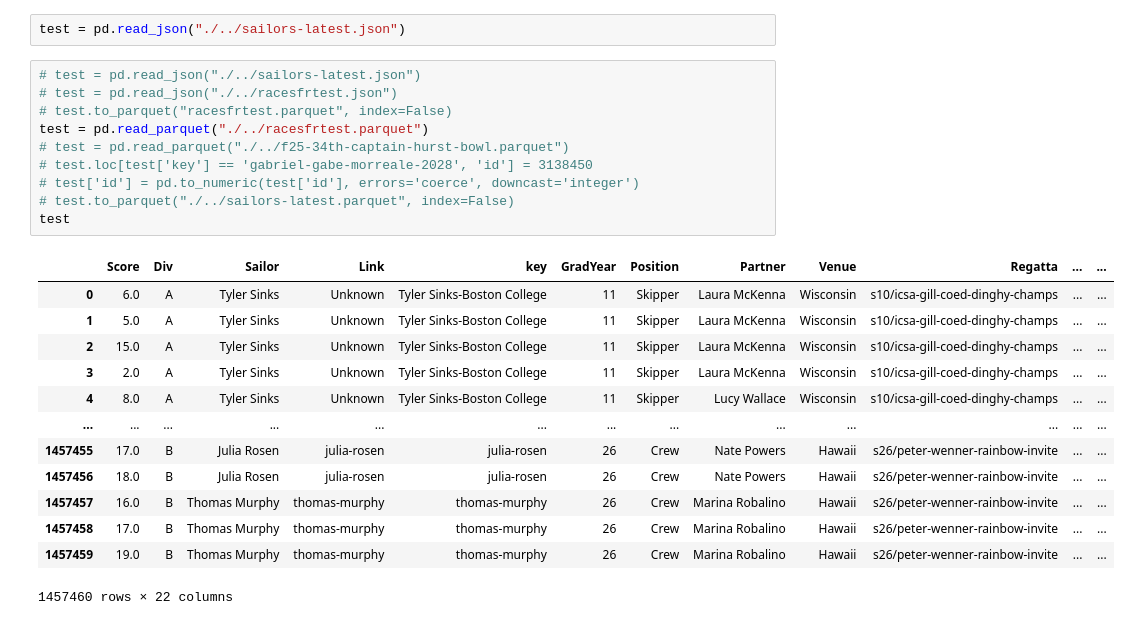
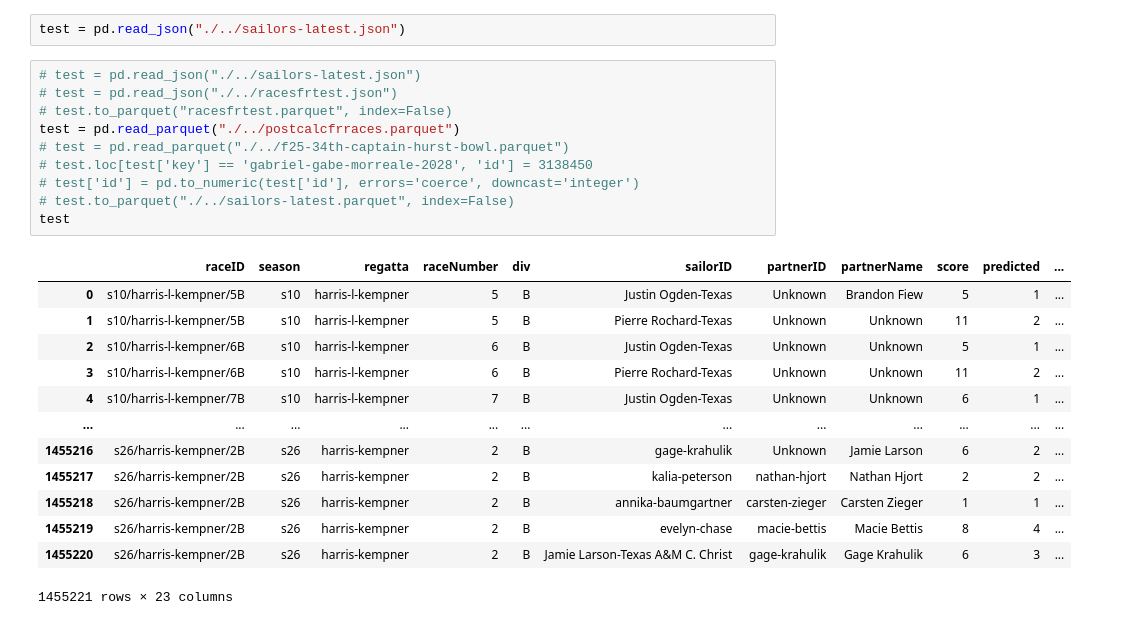
Before and after one commit to 7fi/sailing-rating-calculation, a Jupyter notebook: refactor/testing.ipynb, the cells around one changed output. Cells and saved outputs as stored; diff of their text form.

Commit message:
changing race uploading

```diff
--- a/refactor/testing.ipynb
+++ b/refactor/testing.ipynb
@@ -84,24 +84,24 @@ test = pd.read_json("./../sailors-latest.json")
 # %%
 # test = pd.read_json("./../sailors-latest.json")
 # test = pd.read_json("./../racesfrtest.json")
 # test.to_parquet("racesfrtest.parquet", index=False)
-test = pd.read_parquet("./../racesfrtest.parquet")
+test = pd.read_parquet("./../postcalcfrraces.parquet")
 # test = pd.read_parquet("./../f25-34th-captain-hurst-bowl.parquet")
 # test.loc[test['key'] == 'gabriel-gabe-morreale-2028', 'id'] = 3138450
 # test['id'] = pd.to_numeric(test['id'], errors='coerce', downcast='integer')
 # test.to_parquet("./../sailors-latest.parquet", index=False)
 test
 # %% [output]
-|  | Score | Div | Sailor | Link | key | GradYear | Position | Partner | Venue | Regatta | ... | ... |
-| 0 | 6.0 | A | Tyler Sinks | Unknown | Tyler Sinks-Boston College | 11 | Skipper | Laura McKenna | Wisconsin | s10/icsa-gill-coed-dinghy-champs | ... | ... |
-| 1 | 5.0 | A | Tyler Sinks | Unknown | Tyler Sinks-Boston College | 11 | Skipper | Laura McKenna | Wisconsin | s10/icsa-gill-coed-dinghy-champs | ... | ... |
-| 2 | 15.0 | A | Tyler Sinks | Unknown | Tyler Sinks-Boston College | 11 | Skipper | Laura McKenna | Wisconsin | s10/icsa-gill-coed-dinghy-champs | ... | ... |
-| 3 | 2.0 | A | Tyler Sinks | Unknown | Tyler Sinks-Boston College | 11 | Skipper | Laura McKenna | Wisconsin | s10/icsa-gill-coed-dinghy-champs | ... | ... |
-| 4 | 8.0 | A | Tyler Sinks | Unknown | Tyler Sinks-Boston College | 11 | Skipper | Lucy Wallace | Wisconsin | s10/icsa-gill-coed-dinghy-champs | ... | ... |
-| ... | ... | ... | ... | ... | ... | ... | ... | ... | ... | ... | ... | ... |
-| 1457455 | 17.0 | B | Julia Rosen | julia-rosen | julia-rosen | 26 | Crew | Nate Powers | Hawaii | s26/peter-wenner-rainbow-invite | ... | ... |
-| 1457456 | 18.0 | B | Julia Rosen | julia-rosen | julia-rosen | 26 | Crew | Nate Powers | Hawaii | s26/peter-wenner-rainbow-invite | ... | ... |
-| 1457457 | 16.0 | B | Thomas Murphy | thomas-murphy | thomas-murphy | 26 | Crew | Marina Robalino | Hawaii | s26/peter-wenner-rainbow-invite | ... | ... |
-| 1457458 | 17.0 | B | Thomas Murphy | thomas-murphy | thomas-murphy | 26 | Crew | Marina Robalino | Hawaii | s26/peter-wenner-rainbow-invite | ... | ... |
-| 1457459 | 19.0 | B | Thomas Murphy | thomas-murphy | thomas-murphy | 26 | Crew | Marina Robalino | Hawaii | s26/peter-wenner-rainbow-invite | ... | ... |
+|  | raceID | season | regatta | raceNumber | div | sailorID | partnerID | partnerName | score | predicted | ... |
+| 0 | s10/harris-l-kempner/5B | s10 | harris-l-kempner | 5 | B | Justin Ogden-Texas | Unknown | Brandon Fiew | 5 | 1 | ... |
+| 1 | s10/harris-l-kempner/5B | s10 | harris-l-kempner | 5 | B | Pierre Rochard-Texas | Unknown | Unknown | 11 | 2 | ... |
+| 2 | s10/harris-l-kempner/6B | s10 | harris-l-kempner | 6 | B | Justin Ogden-Texas | Unknown | Unknown | 5 | 1 | ... |
+| 3 | s10/harris-l-kempner/6B | s10 | harris-l-kempner | 6 | B | Pierre Rochard-Texas | Unknown | Unknown | 11 | 2 | ... |
+| 4 | s10/harris-l-kempner/7B | s10 | harris-l-kempner | 7 | B | Justin Ogden-Texas | Unknown | Unknown | 6 | 1 | ... |
+| ... | ... | ... | ... | ... | ... | ... | ... | ... | ... | ... | ... |
+| 1455216 | s26/harris-kempner/2B | s26 | harris-kempner | 2 | B | gage-krahulik | Unknown | Jamie Larson | 6 | 2 | ... |
+| 1455217 | s26/harris-kempner/2B | s26 | harris-kempner | 2 | B | kalia-peterson | nathan-hjort | Nathan Hjort | 2 | 2 | ... |
+| 1455218 | s26/harris-kempner/2B | s26 | harris-kempner | 2 | B | annika-baumgartner | carsten-zieger | Carsten Zieger | 1 | 1 | ... |
+| 1455219 | s26/harris-kempner/2B | s26 | harris-kempner | 2 | B | evelyn-chase | macie-bettis | Macie Bettis | 8 | 4 | ... |
+| 1455220 | s26/harris-kempner/2B | s26 | harris-kempner | 2 | B | Jamie Larson-Texas A&M C. Christ | gage-krahulik | Gage Krahulik | 6 | 3 | ... |
-1457460 rows × 22 columns
+1455221 rows × 23 columns
```
Also changed, not shown: 4 other files.
